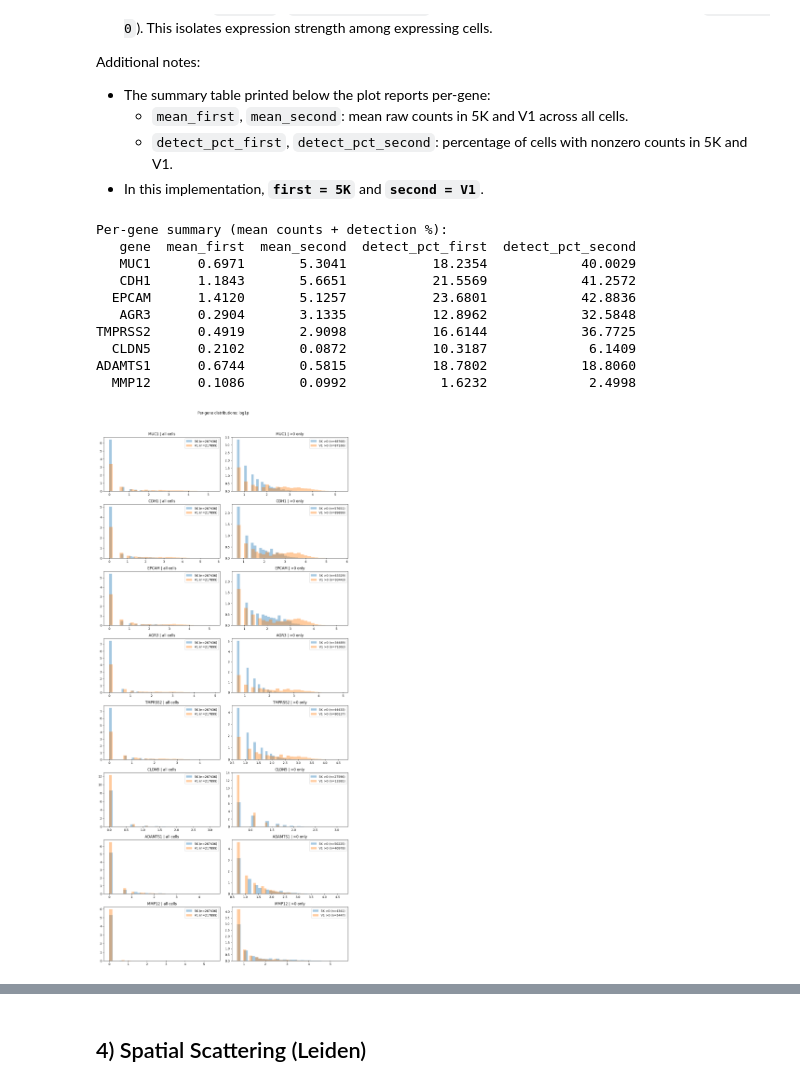
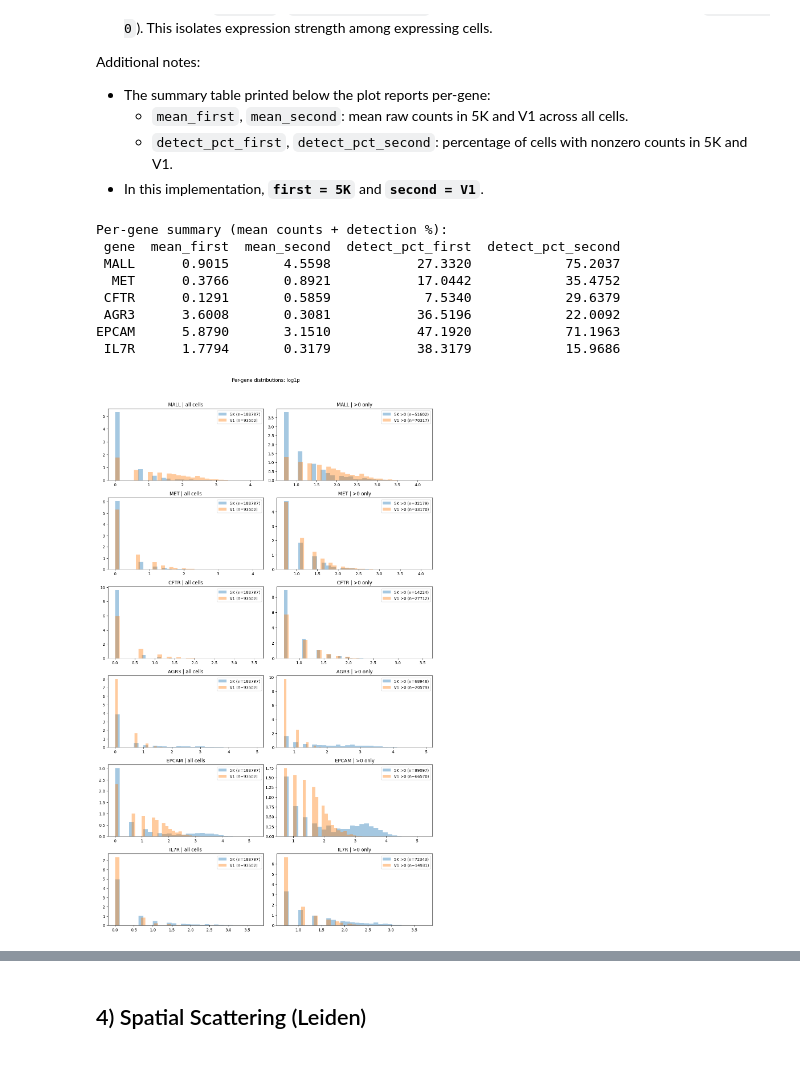
Before and after one commit to niekparidaens/BEP, a Jupyter notebook: Gene comparison spatialdata.ipynb, the cells around one changed output, grey strips where cells are left out. Drawn from its saved outputs; the diff is of its cells as text; code cells hidden in the pictures.

```diff
--- a/Gene comparison spatialdata.ipynb
+++ b/Gene comparison spatialdata.ipynb
@@ -209,9 +151,20 @@ adata_5k.obs
     - What's nice is that these transcripts are automatically already not included in the table for the cells, so we don't have to change anything about total_counts etc.
     - The qv column in Xenium’s transcript table is a Phred-scaled “Q-Score” that represents confidence in each decoded transcript call. Conceptually, it’s a rescaling of an estimated error probability: higher qv means higher probability that the transcript identity/call is correct
 # %%
-threshold = 30
-adata_5k_f = adata_5k_raw[adata_5k_raw.obs["total_counts"] >= threshold].copy()
-adata_v1_f = adata_v1_raw[adata_v1_raw.obs["total_counts"] >= threshold].copy()
+threshold = 40
+genes_threshold = 5
+
+mask_5k = (
+    (adata_5k_raw.obs["total_counts"] >= threshold)
+    & (adata_5k_raw.obs["n_genes_by_counts"] > genes_threshold)
+)
+mask_v1 = (
+    (adata_v1_raw.obs["total_counts"] >= threshold)
+    & (adata_v1_raw.obs["n_genes_by_counts"] > genes_threshold)
+)
+
+adata_5k_f = adata_5k_raw[mask_5k].copy()
+adata_v1_f = adata_v1_raw[mask_v1].copy()
 
 sdata_5k.tables["table"] = adata_5k_f
 sdata_v1.tables["table"] = adata_v1_f
@@ -784,12 +848,12 @@ means = pd.DataFrame({
 means["mean_diff_v1_minus_5k"] = means["mean_counts_v1"] - means["mean_counts_5k"]
 
 # Highest positive differences
-high5 = means.sort_values("mean_diff_v1_minus_5k", ascending=False).head(5)
+high3 = means.sort_values("mean_diff_v1_minus_5k", ascending=False).head(3)
 # Most negative differences
 low3 = means.sort_values("mean_diff_v1_minus_5k", ascending=True).head(3)
 
-print("Top 5 higher in V1 vs 5K (mean_counts):")
-print(high5)
+print("Top 3 higher in V1 vs 5K (mean_counts):")
+print(high3)
 print("\nTop 3 lower in V1 vs 5K (mean_counts):")
 print(low3)
 # %% [output]
@@ -913,41 +975,39 @@ def plot_gene_hist_grid(
                 "detect_pct_second": float(np.mean(cv > 0) * 100),
             }
         )
 
         # Left: all cells (zeros included)
         axL = axs[i, 0]
         axL.hist(x5_all, bins=bins, density=density, alpha=0.4, label=f"5K (n={len(x5_all)})")
         axL.hist(xv_all, bins=bins, density=density, alpha=0.4, label=f"V1 (n={len(xv_all)})")
         axL.set_title(f"{gene} | all cells")
         axL.legend()
 
         # Right: positives only
         axR = axs[i, 1]
         axR.hist(x5_pos, bins=bins, density=density, alpha=0.4, label=f"5K >0 (n={len(x5_pos)})")
         axR.hist(xv_pos, bins=bins, density=density, alpha=0.4, label=f"V1 >0 (n={len(xv_pos)})")
         axR.set_title(f"{gene} | >0 only")
         axR.legend()
 
     summary_df = pd.DataFrame(summary_rows)
     print("Per-gene summary (mean counts + detection %):")
     print(summary_df.to_string(index=False, float_format=lambda x: f"{x:.4f}"))
 
     fig.suptitle("Per-gene distributions: log1p", y=1.02)
     plt.tight_layout()
     plt.show()
 
 # Example usage:
-genes_to_plot = list(high5.index) + list(low3.index)
+genes_to_plot = list(high3.index) + list(low3.index)
 plot_gene_hist_grid(adata_5k, adata_v1, genes_to_plot, bins=30, density=True)
 # %% [output]
 Per-gene summary (mean counts + detection %):
-   gene  mean_first  mean_second  detect_pct_first  detect_pct_second
-   MUC1      0.6971       5.3041           18.2354            40.0029
-   CDH1      1.1843       5.6651           21.5569            41.2572
-  EPCAM      1.4120       5.1257           23.6801            42.8836
-   AGR3      0.2904       3.1335           12.8962            32.5848
-TMPRSS2      0.4919       2.9098           16.6144            36.7725
-  CLDN5      0.2102       0.0872           10.3187             6.1409
-ADAMTS1      0.6744       0.5815           18.7802            18.8060
-  MMP12      0.1086       0.0992            1.6232             2.4998
+ gene  mean_first  mean_second  detect_pct_first  detect_pct_second
+ MALL      0.9015       4.5598           27.3320            75.2037
+  MET      0.3766       0.8921           17.0442            35.4752
+ CFTR      0.1291       0.5859            7.5340            29.6379
+ AGR3      3.6008       0.3081           36.5196            22.0092
+EPCAM      5.8790       3.1510           47.1920            71.1963
+ IL7R      1.7794       0.3179           38.3179            15.9686
-[figure, old version]
+[figure, new version]
```
Also changed, not shown: parts of 49 cells of this notebook, 4 other files.
